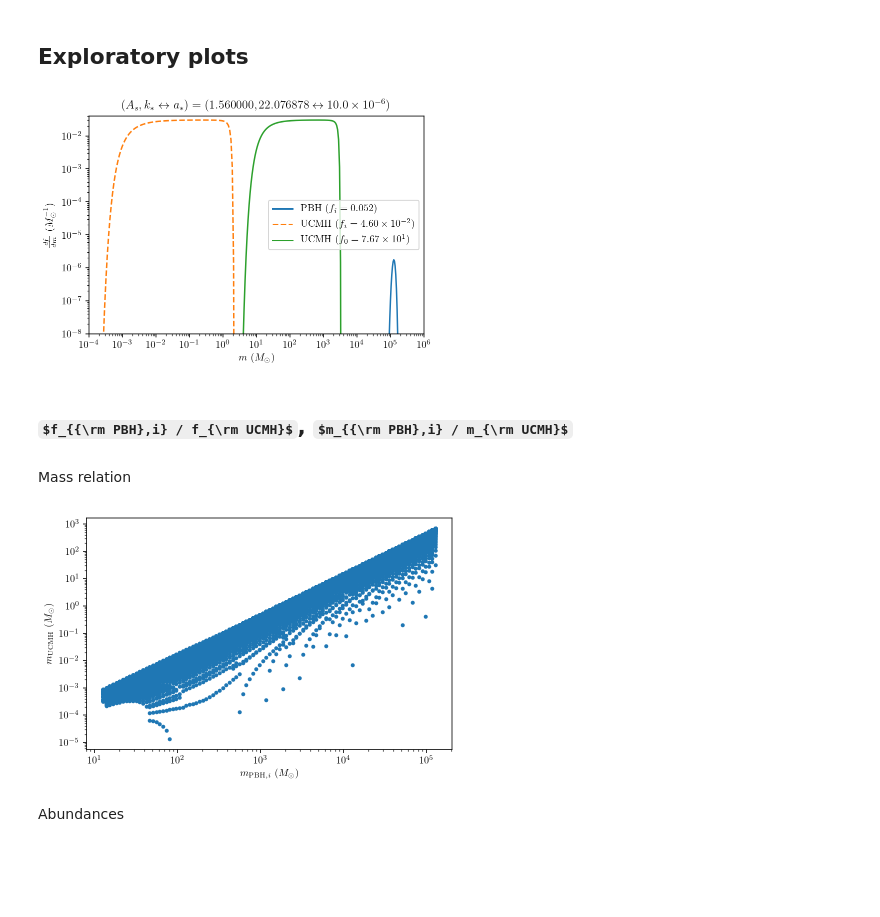
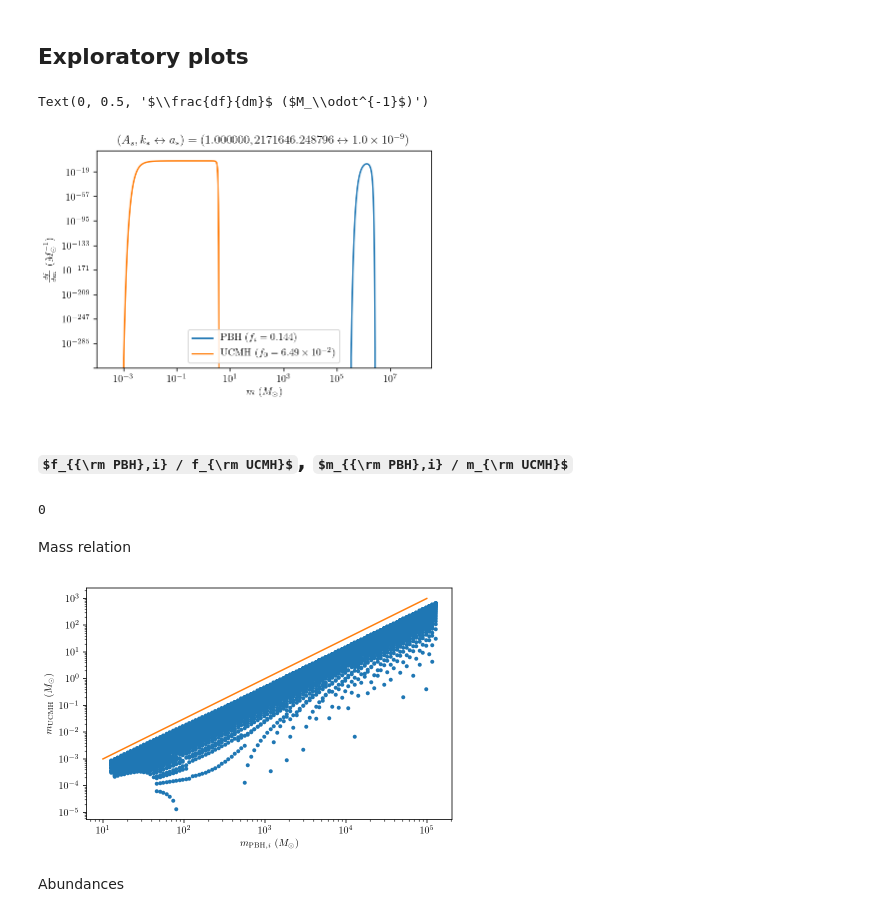
Before and after one commit to bradkav/pyverse, a Jupyter notebook: pbh_ucmh_connection_12_dec_2018.ipynb, the cells around one changed output. Drawn from its saved outputs; the diff is of its cells as text; code cells hidden in the pictures; some formulas as TeX source; blank space fills up the shorter version.

```diff
--- a/pbh_ucmh_connection_12_dec_2018.ipynb
+++ b/pbh_ucmh_connection_12_dec_2018.ipynb
@@ -79,0 +63,17 @@ a_is = np.logspace(-6, -3, 300)
+# %%
+# # Scenario 1
+# a_spike = a_of_z(1e12)  # gives M_sun PBHs
+# ks = 1/r_hor_phys(a_spike)
+# As = 1.5
+# a_is = np.logspace(-13, -11.5, 500)
+
+# # Scenario 2
+# a_spike = a_of_z(3e9)  # gives 5 M_sun PBHs
+# ks = 1/r_hor_phys(a_spike)
+# As = 1.
+# a_is = np.logspace(-10.5, -9, 500)
+
+a_spike = 1e-9  # gives 5 M_sun PBHs
+ks = 1/r_hor_phys(a_spike)
+As = 1.
+a_is = np.logspace(-10, -8, 500)
@@ -90,30 +89,29 @@ f_ucmh = get_f(m_ucmhs, df_dm_ucmhs)
 # %%
 # Plotting
 plt.loglog(m_pbhs, df_dm_pbhs,
            label=r"PBH ($f_i=%.3f$)" % f_pbh)
-plt.loglog(m_ucmh_is, df_dm_ucmhs,  # * (a_is/a_ucmh_end)**1,
-           '--', label=r"UCMH ($f_i = %.2f \times 10^{%i}$)" % mantissa_exp(f_ucmh_i))
-plt.loglog(m_ucmhs, df_dm_ucmhs,  # * (a_is/a_ucmh_end)**1,
+plt.loglog(m_ucmhs, df_dm_ucmhs,
            label=r"UCMH ($f_0 = %.2f \times 10^{%i}$)" % mantissa_exp(f_ucmh))
 
 # Formatting
 plt.legend()
 plt.title(r"$(A_s, k_* \leftrightarrow a_*) = (%f, %f \leftrightarrow %.1f \times 10^{%i})$" %
           (As, ks, *mantissa_exp(a_spike)))
 plt.xlabel(r"$m$ ($M_\odot$)")
 plt.ylabel(r"$\frac{df}{dm}$ ($M_\odot^{-1}$)")
 
-# # # Scenario 1
+# # Scenario 1
 # plt.xlim(1e-12, 1e2)
-# plt.ylim(1e-2, 4e-2)
-# plt.savefig("../figures/f_m_As_2.3_as_1e-7.pdf")
+# plt.ylim(1e-8, 1e0)
+# plt.savefig("../figures/f_m_As_1.5_as_1e-12.pdf")
 
-# Scenario 2
-plt.xlim(1e-4, 1e6)
-plt.ylim(1e-8, 4e-2)
-plt.savefig("../figures/f_m_As_1.56_as_1e-5.pdf")
+# # Scenario 2
+# plt.xlim(1e-5, 1e6)
+# plt.ylim(1e-8, 1e0)
+# plt.savefig("../figures/f_m_As_1_as_3e-10.pdf")
 # %% [output]
+Text(0, 0.5, '$\\frac{df}{dm}$ ($M_\\odot^{-1}$)')
-[figure, old version]
+[figure, new version]
 # %% [markdown]
 ## $f_{{\rm PBH},i} / f_{\rm UCMH}$, $m_{{\rm PBH},i} / m_{\rm UCMH}$
 # %%
@@ -158,7 +155,12 @@ f_pbhs, f_ucmhs, m_pbh_means, m_ucmh_means = get_fs(As_mg, ks_mg, a_is)
+# %%
+os.system("say 'Done'")
+# %% [output]
+0
 # %% [markdown]
 Mass relation
 # %%
 plt.plot(m_pbh_means.flatten(), m_ucmh_means.flatten(), '.')
+plt.plot([1e1, 1e5], [1e-3, 1e3])
 
 plt.xscale("log")
 plt.yscale("log")
@@ -166,9 +168,9 @@ plt.xlabel(r"$m_{{\rm PBH}, i}$ ($M_\odot$)")
 plt.ylabel(r"$m_{\rm UCMH}$ ($M_\odot$)")
 
 plt.tight_layout()
-plt.savefig("../figures/m_pbh_vs_m_ucmh.pdf")
+# plt.savefig("../figures/m_pbh_vs_m_ucmh.pdf")
 # %% [output]
-[figure, old version]
+[figure, new version]
 # %% [markdown]
 Abundances
 # %%
```
Also changed, not shown: parts of 8 cells of this notebook, 3 other files.
